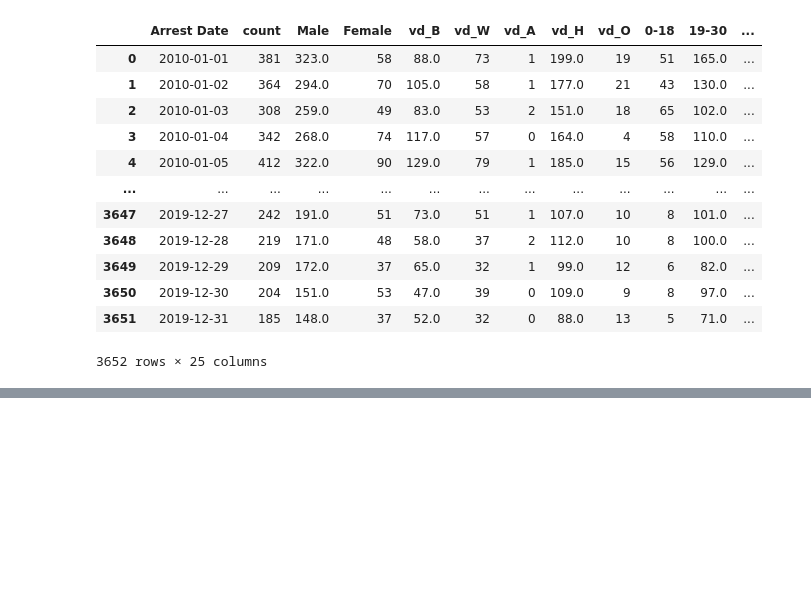
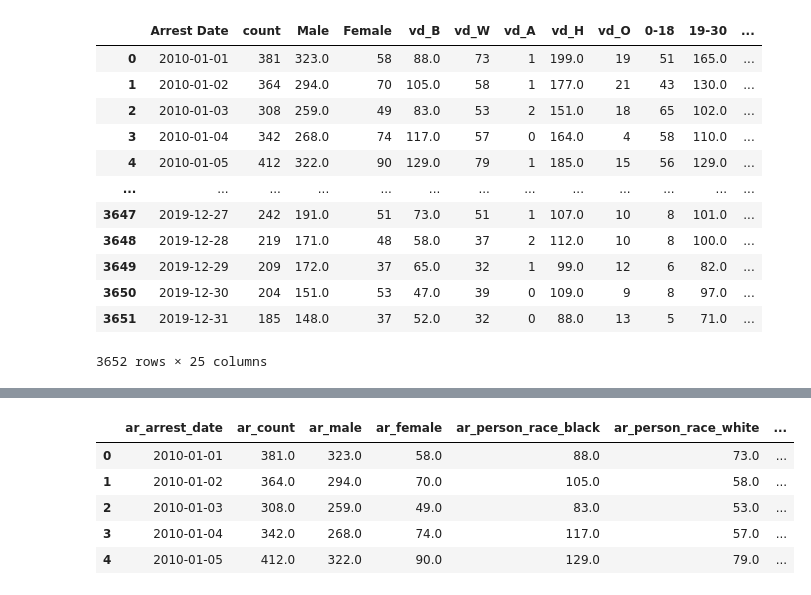
Before and after one commit to SangeethaPillay/DAP-project, a Jupyter notebook: Dap_Sangeetha.ipynb, the cells around one changed output, grey strips where cells are left out. Saved outputs shown, nothing was run; the diff lists cells and outputs as text; code cells hidden in the pictures; blank space fills up the shorter version.

```diff
--- a/Dap_Sangeetha.ipynb
+++ b/Dap_Sangeetha.ipynb
@@ -463,0 +508,9 @@ insert_data(ar,it)
+# %%
+arrest_finalframe.head() # print out the first five rows of the dataframe
+# %% [output]
+|  | ar_arrest_date | ar_count | ar_male | ar_female | ar_person_race_black | ar_person_race_white | ... |
+| 0 | 2010-01-01 | 381.0 | 323.0 | 58.0 | 88.0 | 73.0 | ... |
+| 1 | 2010-01-02 | 364.0 | 294.0 | 70.0 | 105.0 | 58.0 | ... |
+| 2 | 2010-01-03 | 308.0 | 259.0 | 49.0 | 83.0 | 53.0 | ... |
+| 3 | 2010-01-04 | 342.0 | 268.0 | 74.0 | 117.0 | 57.0 | ... |
+| 4 | 2010-01-05 | 412.0 | 322.0 | 90.0 | 129.0 | 79.0 | ... |
```
Also changed, not shown: parts of 19 cells of this notebook, 1 other file.
